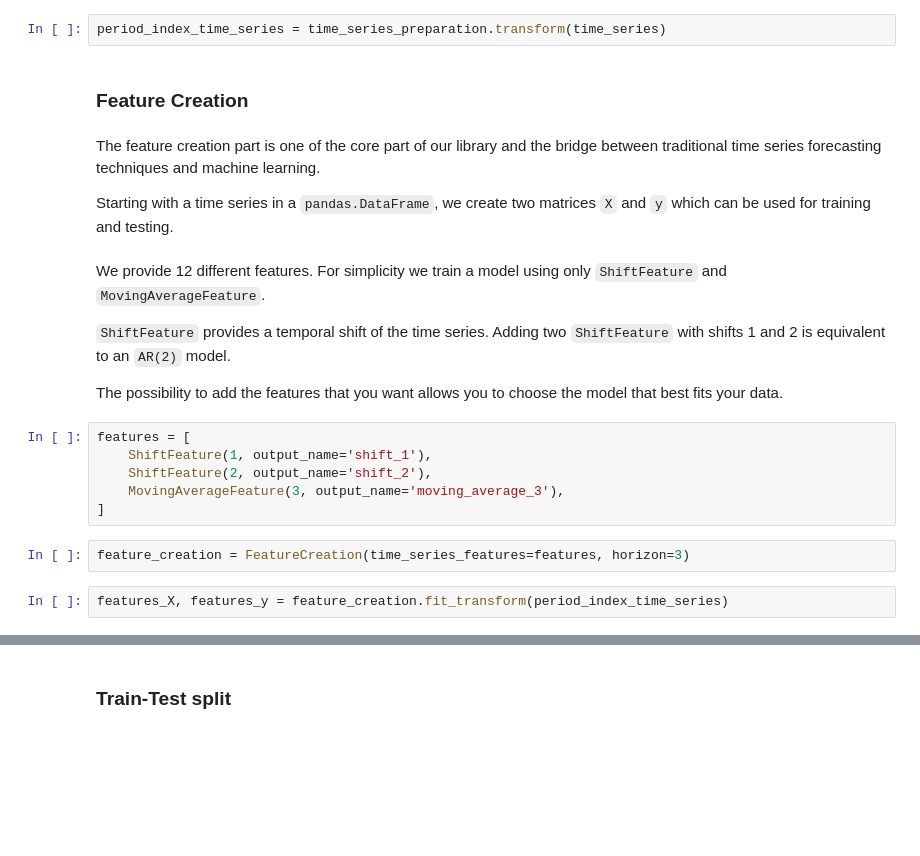
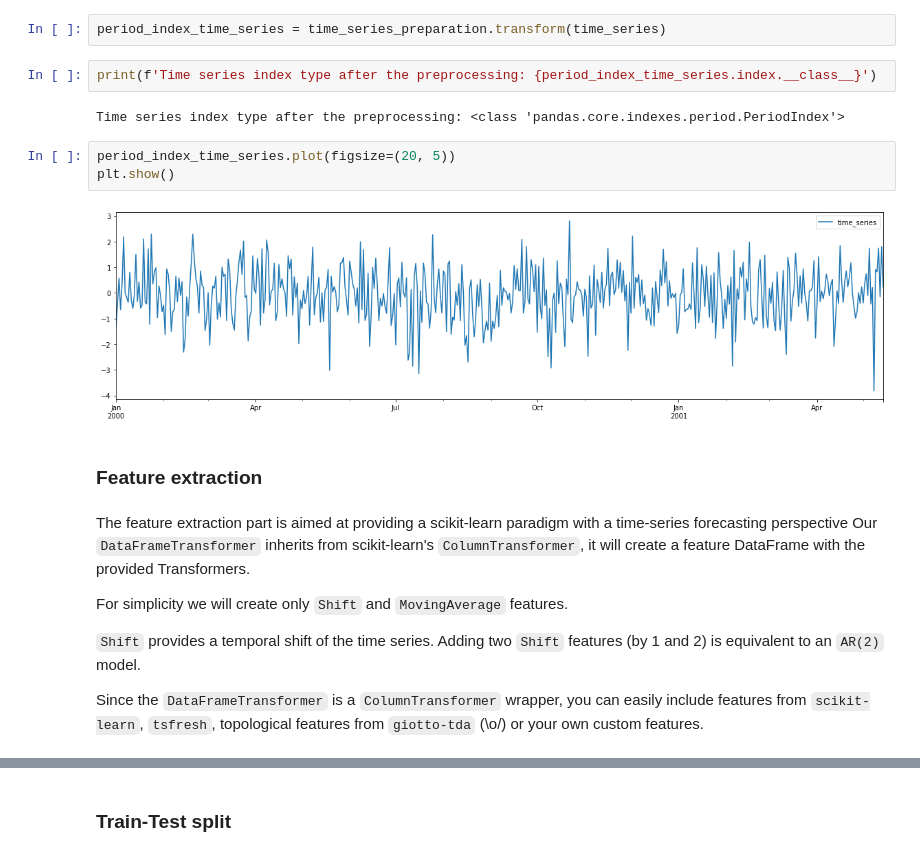
Before and after one commit to giotto-ai/giotto-time, a Jupyter notebook: examples/quick-start.ipynb, the cells around one changed output, grey strips where cells are left out. Cells and saved outputs as stored; diff of their text form; blank space fills up the shorter version.

Commit message:
update quick start to new API

```diff
--- a/examples/quick-start.ipynb
+++ b/examples/quick-start.ipynb
@@ -46,25 +59,23 @@ The input time series has to be a `pandas.DataFrame` with a `PeriodIndex`. Use t
 time_series_preparation = TimeSeriesPreparation()
 # %%
 period_index_time_series = time_series_preparation.transform(time_series)
+# %%
+print(f'Time series index type after the preprocessing: {period_index_time_series.index.__class__}')
+# %% [output]
+Time series index type after the preprocessing: <class 'pandas.core.indexes.period.PeriodIndex'>
+# %%
+period_index_time_series.plot(figsize=(20, 5))
+plt.show()
+# %% [output]
+[figure, added]
 # %% [markdown]
-### Feature Creation
+### Feature extraction
-# %% [markdown]
-The feature creation part is one of the core part of our library and the bridge between traditional time series forecasting techniques and machine learning.
-
-Starting with a time series in a `pandas.DataFrame`, we create two matrices `X` and `y` which can be used for training and testing.
-# %% [markdown]
-We provide 12 different features. For simplicity we train a model using only `ShiftFeature` and `MovingAverageFeature`.
-
-`ShiftFeature` provides a temporal shift of the time series. Adding two `ShiftFeature` with shifts 1 and 2 is equivalent to an `AR(2)` model.
-
-The possibility to add the features that you want allows you to choose the model that best fits your data.
-# %%
-features = [
-    ShiftFeature(1, output_name='shift_1'),
-    ShiftFeature(2, output_name='shift_2'),
-    MovingAverageFeature(3, output_name='moving_average_3'),
-]
-# %%
-feature_creation = FeatureCreation(time_series_features=features, horizon=3)
-# %%
-features_X, features_y = feature_creation.fit_transform(period_index_time_series)
+# %% [markdown]
+The feature extraction part is aimed at providing a scikit-learn paradigm with a time-series forecasting perspective
+Our `DataFrameTransformer` inherits from scikit-learn's `ColumnTransformer`, it will create a feature DataFrame with the provided Transformers.
+
+For simplicity we will create only `Shift` and `MovingAverage` features.
+
+`Shift` provides a temporal shift of the time series. Adding two `Shift` features (by 1 and 2) is equivalent to an `AR(2)` model.
+
+Since the `DataFrameTransformer` is a `ColumnTransformer` wrapper, you can easily include features from `scikit-learn`, `tsfresh`, topological features from `giotto-tda` (\o/) or your own custom features.
```
Also changed, not shown: parts of 16 cells of this notebook.
